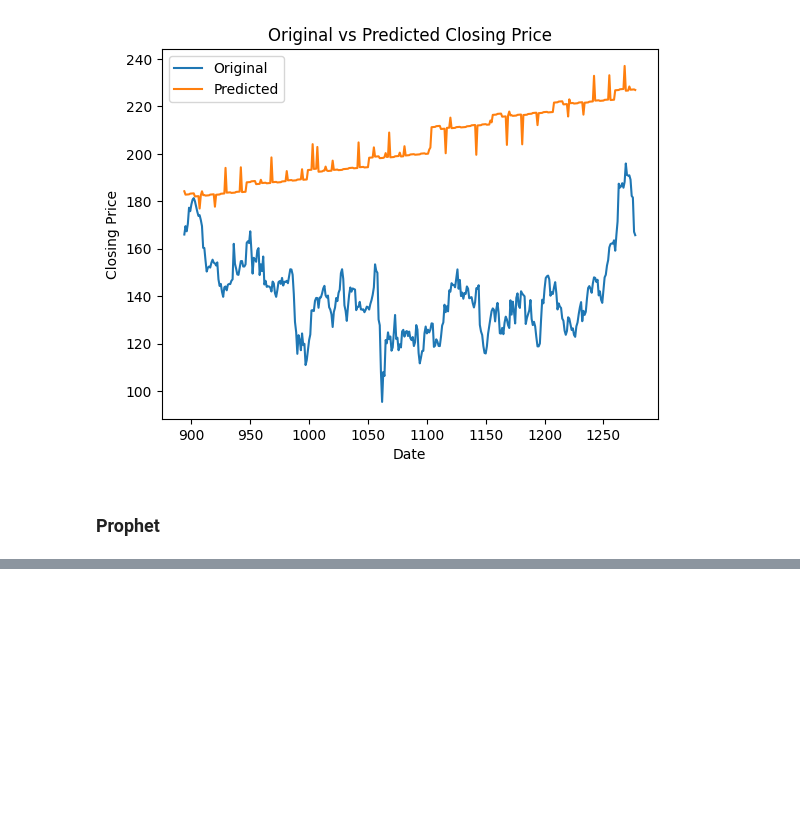
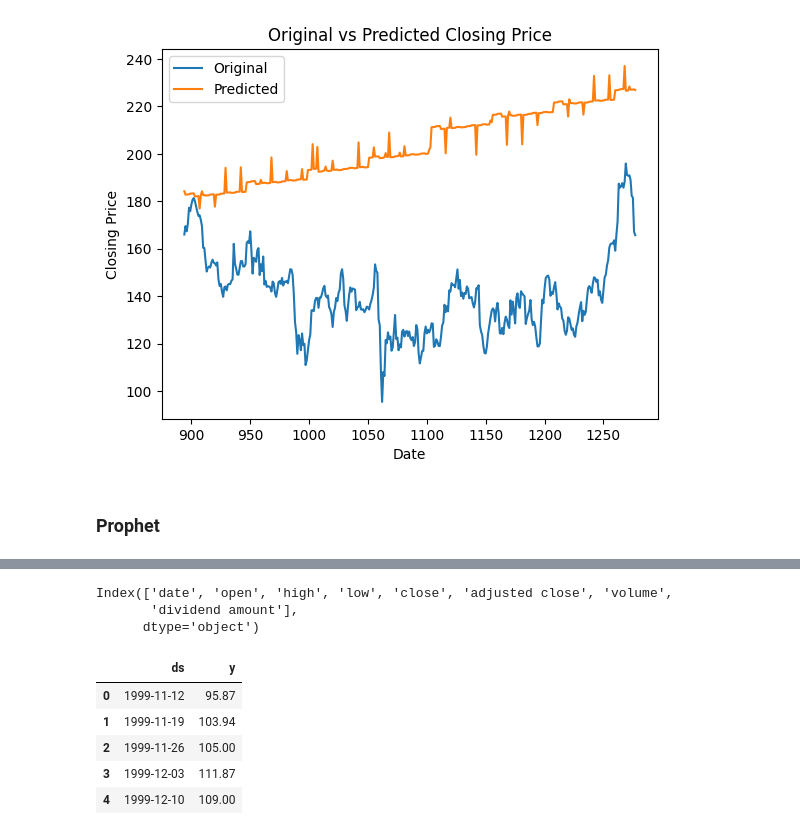
Before and after one commit to sakshamgulati/MLOps_Template, a Jupyter notebook: dev_latest.ipynb, the cells around one changed output, grey strips where cells are left out. Drawn from its saved outputs; the diff is of its cells as text; code cells hidden in the pictures; blank space fills up the shorter version.

```diff
--- a/dev_latest.ipynb
+++ b/dev_latest.ipynb
@@ -52,6 +52,8 @@ def request_stock_price_hist(symbol, token, sample = False):
     df.columns = ["open", "high", "low", "close", "adjusted close", "volume", "dividend amount"]
     df['date'] = date
     df = df.set_index('date')
+    df = df.sort_index(ascending=True)
+    df = df.apply(pd.to_numeric, errors='coerce')
     return df
 # %%
 data=request_stock_price_hist('IBM', ALPHA_VANTAGE_API_KEY)
@@ -79,6 +64,5 @@ memory usage: 79.9+ KB
 # %%
 #convert all columns to numeric
-data = data.apply(pd.to_numeric, errors='coerce')
 data.info()
 # %% [output]
 <class 'pandas.core.frame.DataFrame'>
@@ -95,9 +79,6 @@ Data columns (total 7 columns):
  6   dividend amount  1278 non-null   float64
 dtypes: float64(6), int64(1)
 memory usage: 79.9+ KB
-# %%
-#sort the data by date in ascending order
-data = data.sort_index(ascending=True)
 # %%
  #plot the close column
 data['close'].plot()
@@ -264 +226,21 @@ ModuleNotFoundError: No module named 'fbprophet'
+# %%
+df_prophet=data.copy().copy()
+df_prophet.reset_index(inplace=True)
+df_prophet['date']=pd.to_datetime(df_prophet['date'])
+df_prophet.columns
+# %% [output]
+Index(['date', 'open', 'high', 'low', 'close', 'adjusted close', 'volume',
+       'dividend amount'],
+      dtype='object')
+# %%
+df_prophet=df_prophet[['date','close']]
+df_prophet.columns = ['ds','y']
+df_prophet.head()
+# %% [output]
+|  | ds | y |
+| 0 | 1999-11-12 | 95.87 |
+| 1 | 1999-11-19 | 103.94 |
+| 2 | 1999-11-26 | 105.00 |
+| 3 | 1999-12-03 | 111.87 |
+| 4 | 1999-12-10 | 109.00 |
 # %%
```
Also changed, not shown: parts of 10 cells of this notebook.
